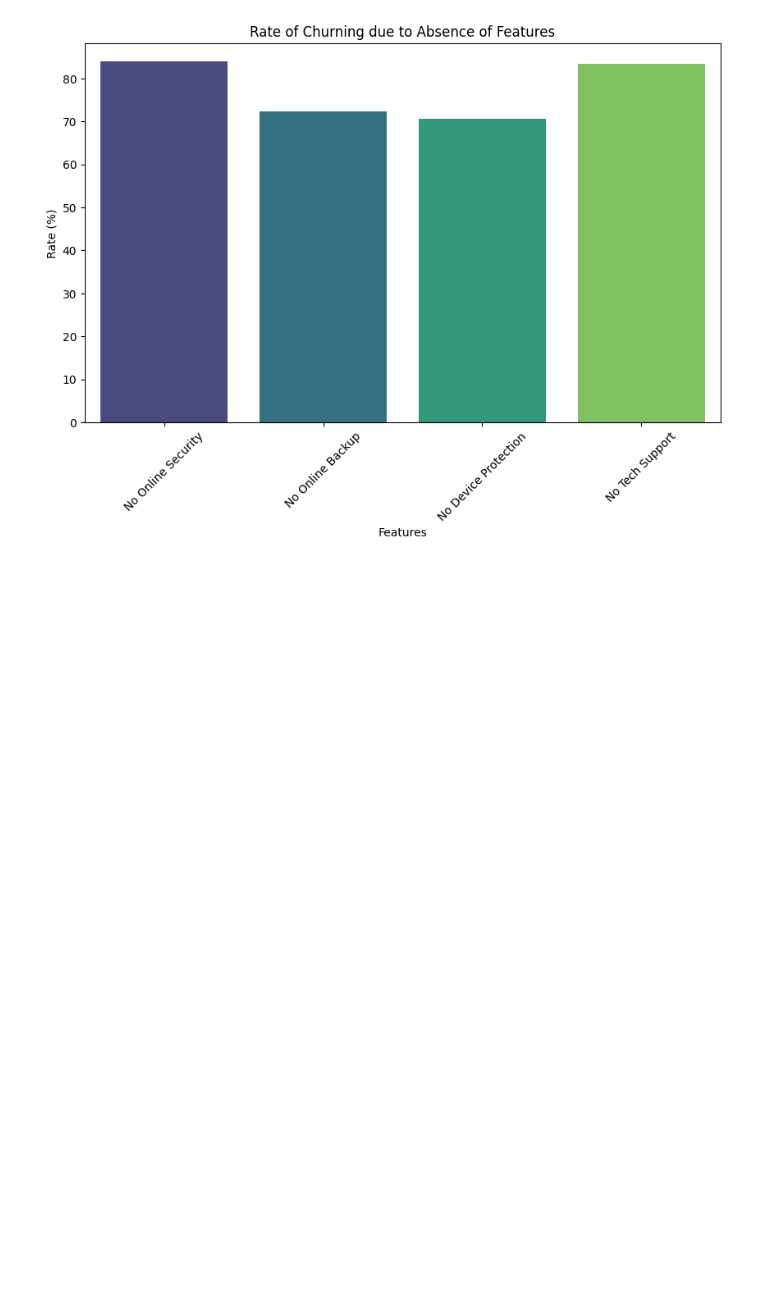
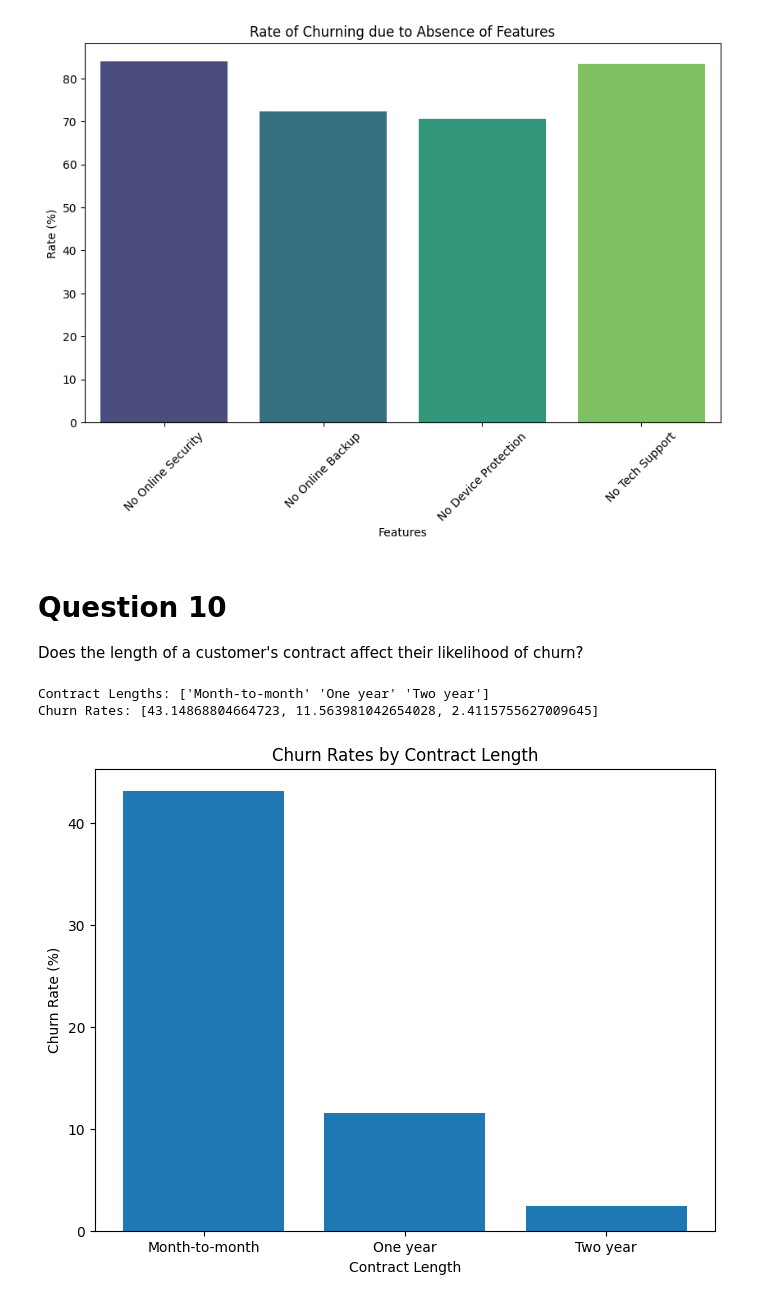
Before and after one commit to iameberedavid/Telco-Churn-Analysis, a Jupyter notebook: Jupyter Notebook.ipynb, the cells around one changed output. Saved outputs shown, nothing was run; the diff lists cells and outputs as text; code cells hidden in the pictures; blank space fills up the shorter version.

Commit message:
Answered the remaining questions

```diff
--- a/Jupyter Notebook.ipynb
+++ b/Jupyter Notebook.ipynb
@@ -812,3 +812,37 @@ plt.xticks(rotation=45)
 plt.show()
 # %% [output]
 [figure]
+# %% [markdown]
+# Question 10
+Does the length of a customer's contract affect their likelihood of churn?
+# %%
+# Calculate churn rates for different contract lengths
+contract_lengths = train_data['Contract'].unique()
+churn_rates = []
+
+for length in contract_lengths:
+   churn_rate = train_data[train_data['Contract'] == length]['Churn'].value_counts(normalize=True).get(1, 0) * 100
+   churn_rates.append(churn_rate)
+
+# Calculate the total number of customers for each contract length
+total_customers = train_data['Contract'].value_counts()
+
+# Calculate the churn probabilities for each contract length
+# churn_probabilities = (train_data[train_data['Churn'] == 1]['Contract'].value_counts() / total_customers) * 100
+
+# Display the contract lenghts and churn rates
+print(f'Contract Lengths: {contract_lengths}')
+print(f'Churn Rates: {churn_rates}')
+# print(f'Churn Probabilities: {churn_probabilities}')
+
+# Create a bar plot to visualize the churn rates by contract length
+plt.figure(figsize=(8, 6))
+plt.bar(contract_lengths, churn_rates)
+plt.xlabel('Contract Length')
+plt.ylabel('Churn Rate (%)')
+plt.title('Churn Rates by Contract Length')
+plt.show()
+# %% [output]
+Contract Lengths: ['Month-to-month' 'One year' 'Two year']
+Churn Rates: [43.14868804664723, 11.563981042654028, 2.4115755627009645]
+[figure, added]
```
Also changed, not shown: parts of 4 cells of this notebook.
